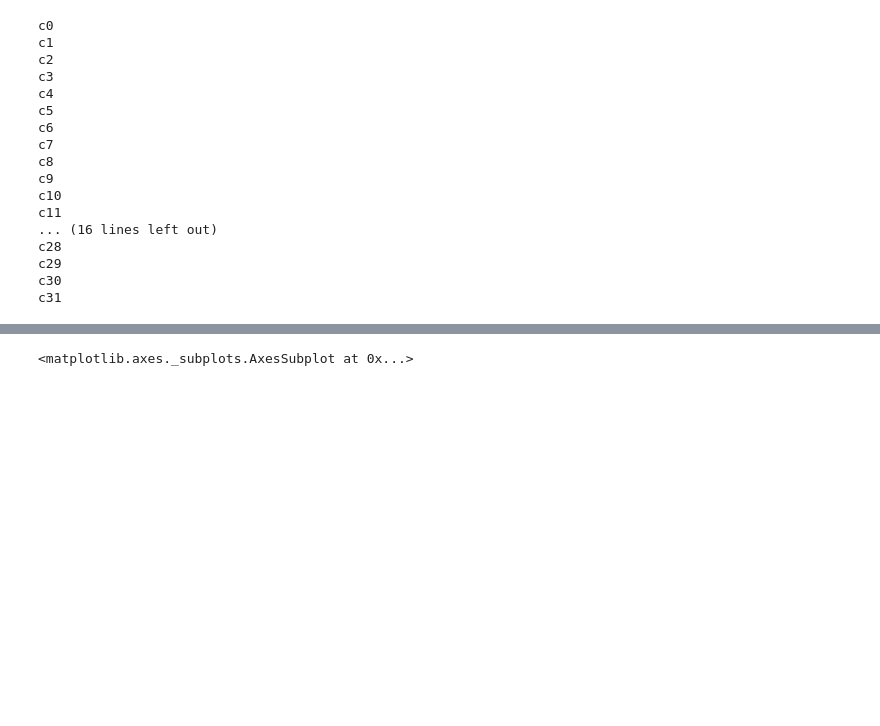
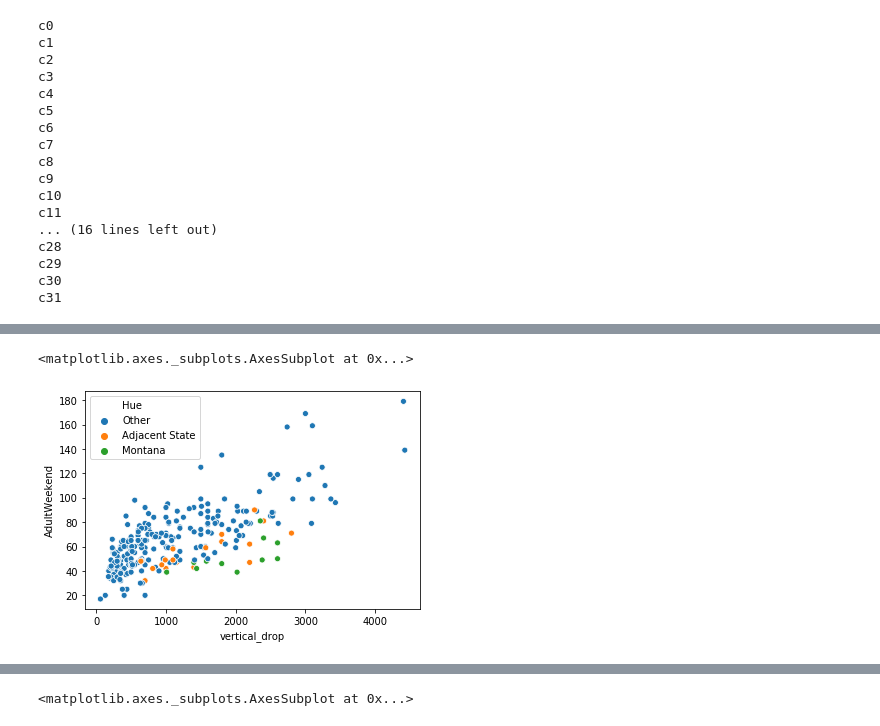
Before and after one commit to Smithright/Springboard, a Jupyter notebook: DataScienceGuidedCapstone-master/Step Six - Presentation Prep/06_presentation.ipynb, the cells around one changed output, grey strips where cells are left out. Saved outputs shown, nothing was run; the diff lists cells and outputs as text; code cells hidden in the pictures; blank space fills up the shorter version.

```diff
--- a/DataScienceGuidedCapstone-master/Step Six - Presentation Prep/06_presentation.ipynb
+++ b/DataScienceGuidedCapstone-master/Step Six - Presentation Prep/06_presentation.ipynb
@@ -193,0 +108,6 @@ sPlotData.T
+# %%
+fig, ax = plt.subplots()
+sb.scatterplot(x=plotFeatures, y='AdultWeekend', hue='Hue', data=sPlotData,legend='full', ax=ax)
+# %% [output]
+<matplotlib.axes._subplots.AxesSubplot at 0x...>
+[figure, added]
```
Also changed, not shown: parts of 16 cells of this notebook.
